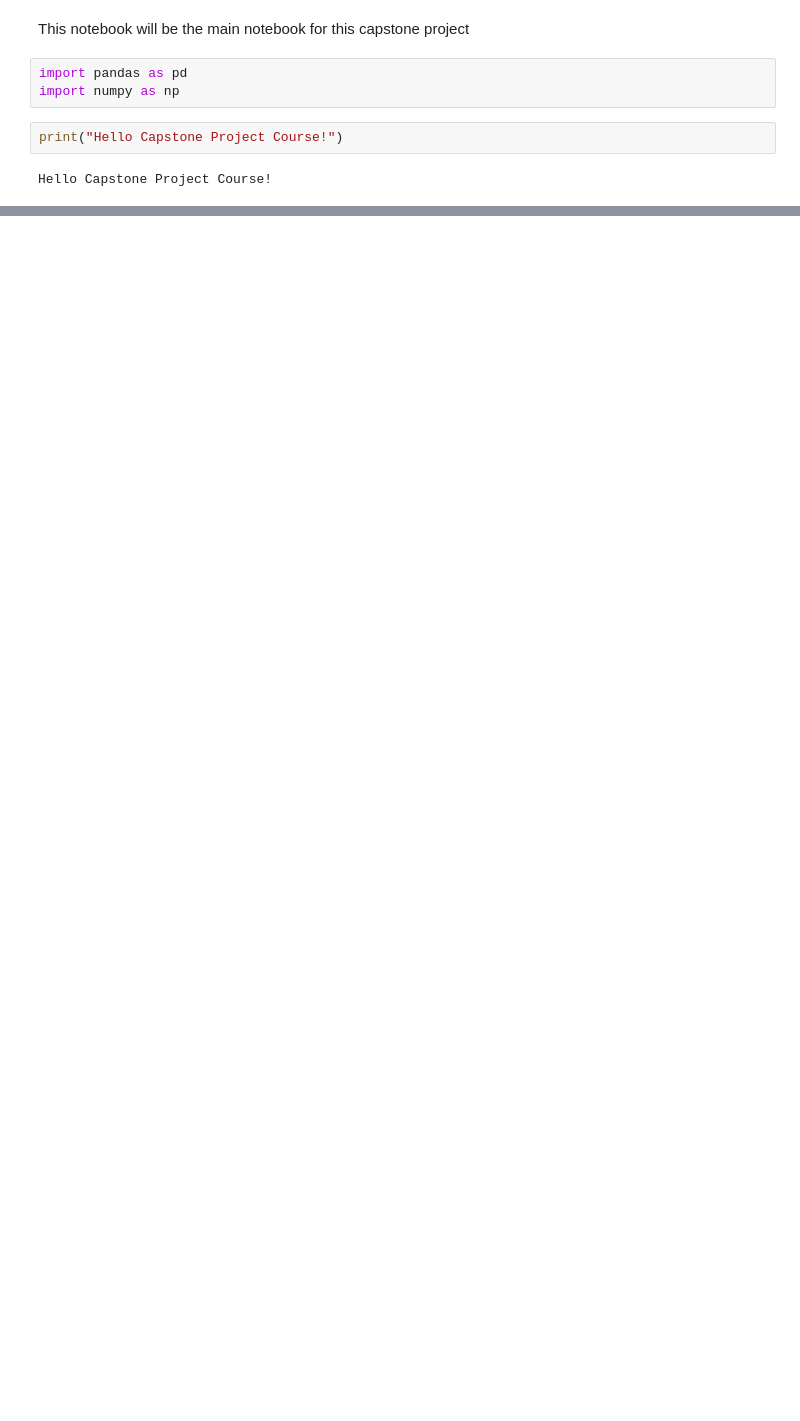
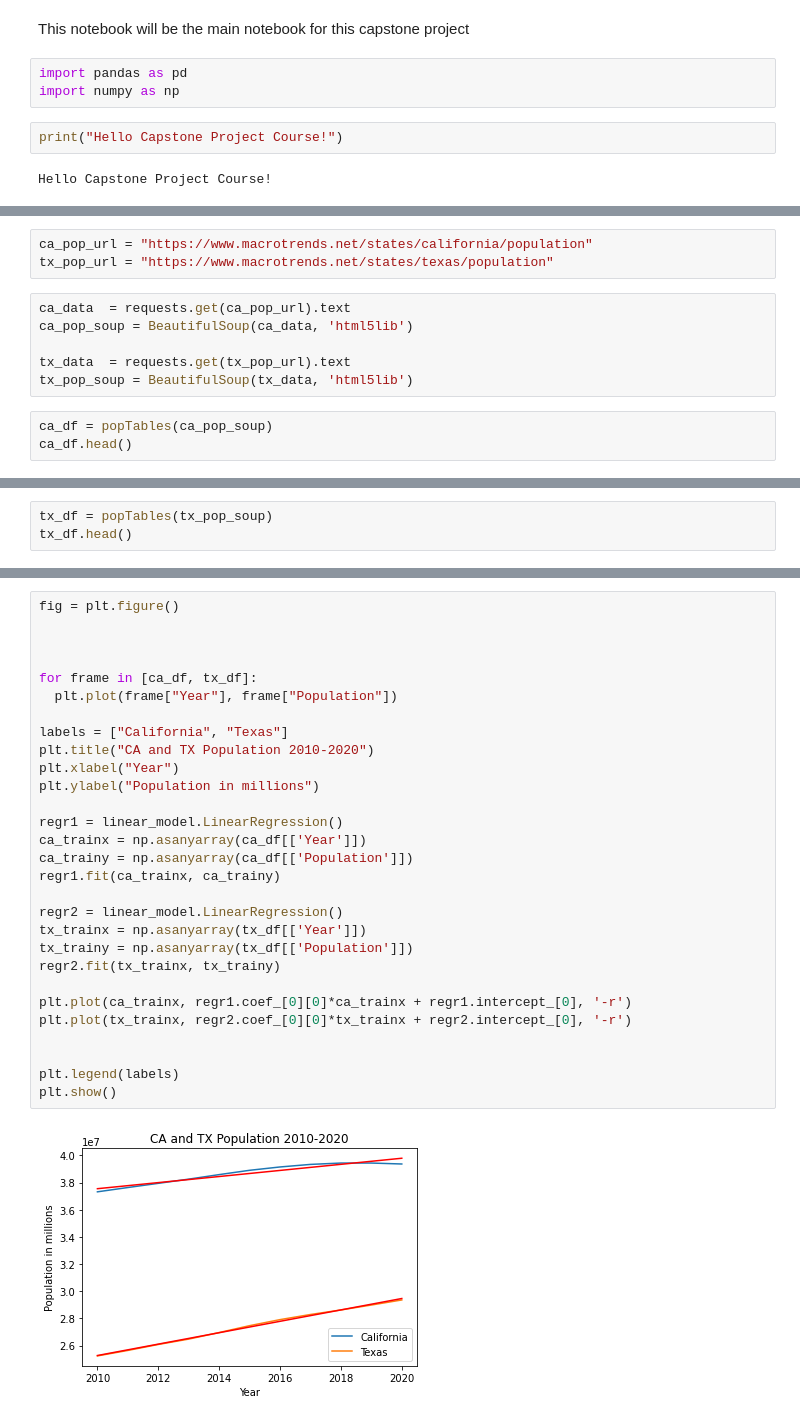
Before and after one commit to klfontus/Two_Capital_Cities, a Jupyter notebook: Data_Science_Capstone_Project.ipynb, the cells around one changed output, grey strips where cells are left out. Cells and saved outputs as stored; diff of their text form; blank space fills up the shorter version.

```diff
--- a/Data_Science_Capstone_Project.ipynb
+++ b/Data_Science_Capstone_Project.ipynb
@@ -14,0 +65,12 @@ Hello Capstone Project Course!
+# %%
+ca_pop_url = "https://www.macrotrends.net/states/california/population"
+tx_pop_url = "https://www.macrotrends.net/states/texas/population"
+# %%
+ca_data  = requests.get(ca_pop_url).text
+ca_pop_soup = BeautifulSoup(ca_data, 'html5lib')
+
+tx_data  = requests.get(tx_pop_url).text
+tx_pop_soup = BeautifulSoup(tx_data, 'html5lib')
+# %%
+ca_df = popTables(ca_pop_soup)
+ca_df.head()
@@ -14,0 +84,3 @@ Hello Capstone Project Course!
+# %%
+tx_df = popTables(tx_pop_soup)
+tx_df.head()
@@ -14,0 +130,31 @@ Hello Capstone Project Course!
+# %%
+fig = plt.figure()
+
+
+
+for frame in [ca_df, tx_df]:
+  plt.plot(frame["Year"], frame["Population"])
+
+labels = ["California", "Texas"]
+plt.title("CA and TX Population 2010-2020")
+plt.xlabel("Year")
+plt.ylabel("Population in millions")
+
+regr1 = linear_model.LinearRegression()
+ca_trainx = np.asanyarray(ca_df[['Year']])
+ca_trainy = np.asanyarray(ca_df[['Population']])
+regr1.fit(ca_trainx, ca_trainy)
+
+regr2 = linear_model.LinearRegression()
+tx_trainx = np.asanyarray(tx_df[['Year']])
+tx_trainy = np.asanyarray(tx_df[['Population']])
+regr2.fit(tx_trainx, tx_trainy)
+
+plt.plot(ca_trainx, regr1.coef_[0][0]*ca_trainx + regr1.intercept_[0], '-r')
+plt.plot(tx_trainx, regr2.coef_[0][0]*tx_trainx + regr2.intercept_[0], '-r')
+
+
+plt.legend(labels)
+plt.show()
+# %% [output]
+[figure, added]
```
Also changed, not shown: parts of 68 cells of this notebook.
